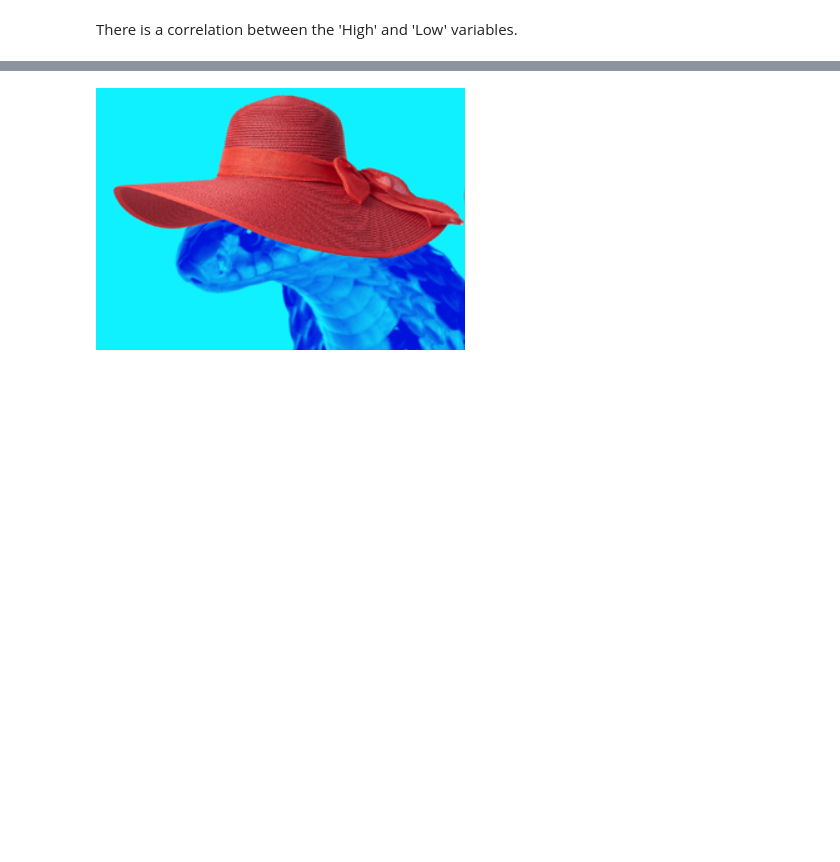
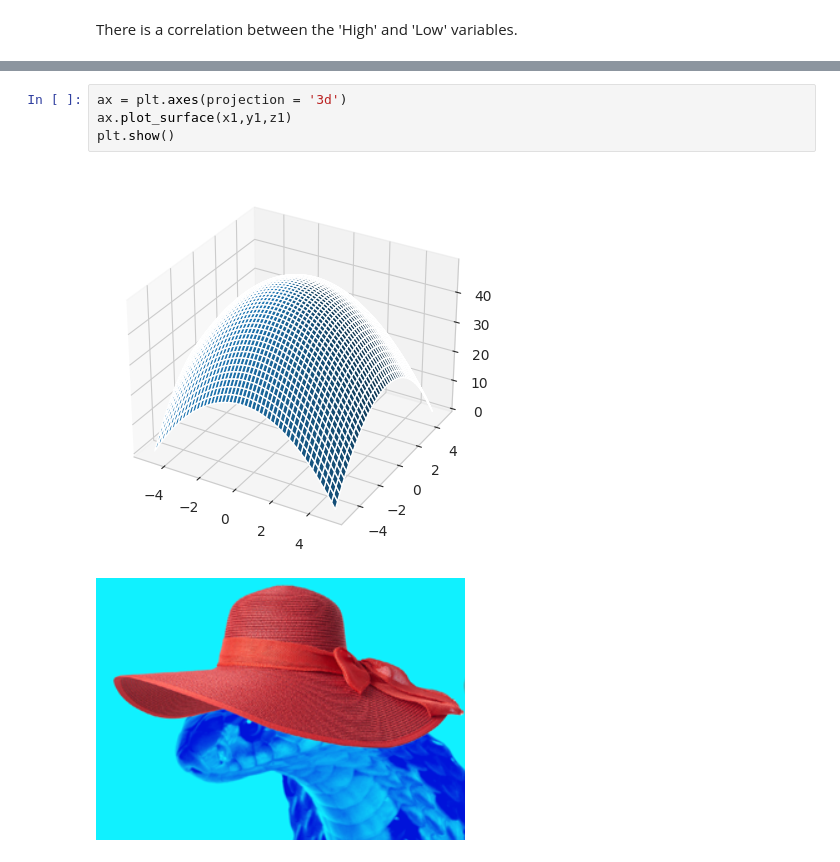
Before and after one commit to Vey27/Applied-Data-Science, a Jupyter notebook: Adaniports.ipynb, the cells around one changed output, grey strips where cells are left out. Drawn from its saved outputs; the diff is of its cells as text; blank space fills up the shorter version.

```diff
--- a/Adaniports.ipynb
+++ b/Adaniports.ipynb
@@ -57,2 +94,8 @@ There is a correlation between the 'High' and 'Low' variables.
+# %%
+ax = plt.axes(projection = '3d')
+ax.plot_surface(x1,y1,z1)
+plt.show()
+# %% [output]
+[figure, added]
 # %% [markdown]
 ![p1.PNG](embedded-picture-1)
```
Also changed, not shown: parts of 11 cells of this notebook.
